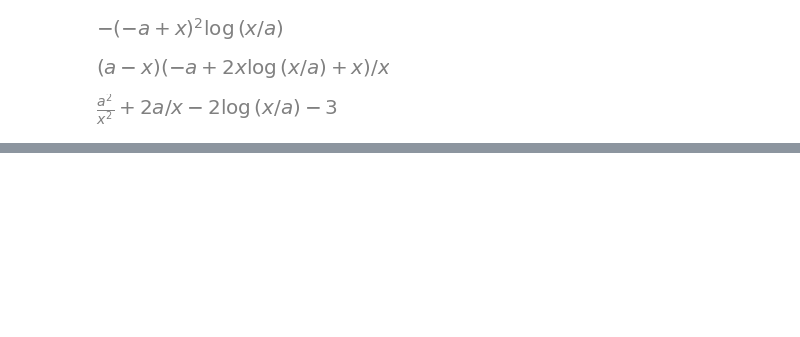
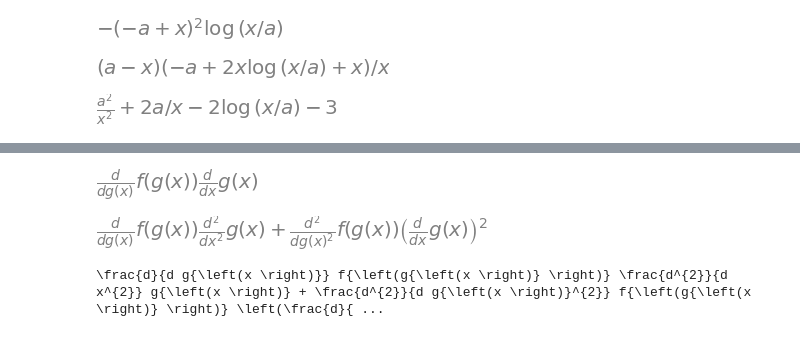
Before and after one commit to BillXu2000/collision_toy, a Jupyter notebook: test.ipynb, the cells around one changed output, grey strips where cells are left out. Cells and saved outputs as stored; diff of their text form; code cells hidden in the pictures; blank space fills up the shorter version.

```diff
--- a/test.ipynb
+++ b/test.ipynb
@@ -28,0 +35,9 @@ b2_d
+# %%
+f, g = symbols('f g', cls=Function)
+display(f(g(x)).diff(x))
+display(f(g(x)).diff(x).diff(x))
+print(latex(f(g(x)).diff(x).diff(x)))
+# %% [output]
+[figure, added]
+[figure, added]
+\frac{d}{d g{\left(x \right)}} f{\left(g{\left(x \right)} \right)} \frac{d^{2}}{d x^{2}} g{\left(x \right)} + \frac{d^{2}}{d g{\left(x \right)}^{2}} f{\left(g{\left(x \right)} \right)} \left(\frac{d}{ ...
```
Also changed, not shown: parts of 6 cells of this notebook, 8 other files.
